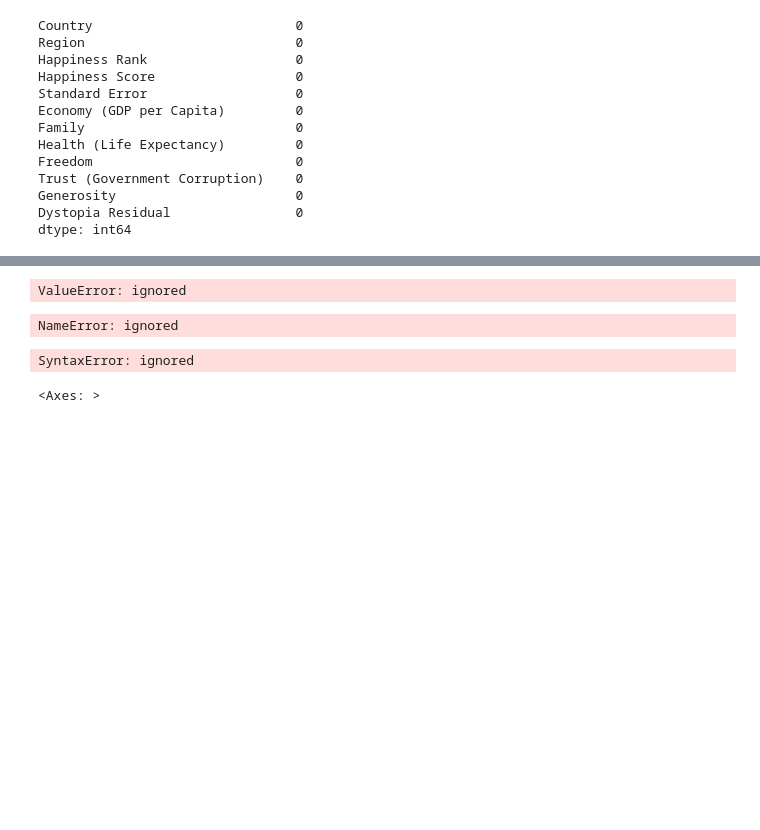
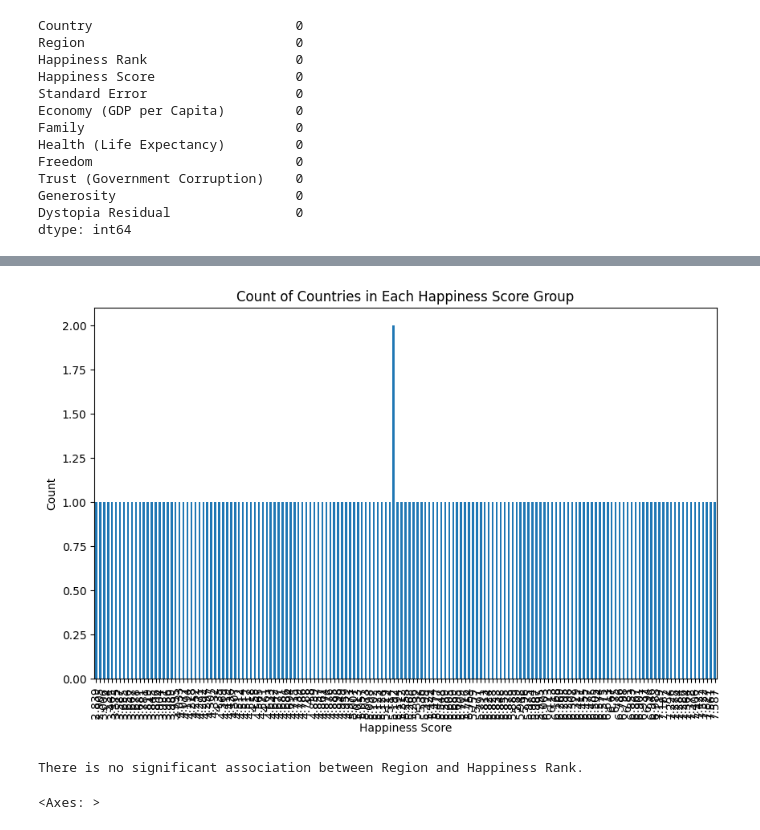
Before and after one commit to Donalizasaji/LAB, a Jupyter notebook: LAB TEST.ipynb, the cells around one changed output, grey strips where cells are left out. Drawn from its saved outputs; the diff is of its cells as text; code cells hidden in the pictures; blank space fills up the shorter version.

```diff
--- a/LAB TEST.ipynb
+++ b/LAB TEST.ipynb
@@ -49,7 +53,6 @@ dtype: int64
 # %%
 bin_edges=[0,2,5,8]
 bin_labels=['Low Happiness','Medium Happiness','High Happiness']
-df['Happiness']=pd.cut(df[df,('Happiness Score')])
-edges=bin_edges, labels=bin_labels
-df.bloxplot['Happiness']
+df['Happiness']=pd.cut(df['Happiness Score'], bins=bin_edges, labels=bin_labels)
+print(df.head())
 # %% [output]
@@ -57,44 +76,30 @@ InvalidIndexError: ignored
 # %%
 encoded_data=pd.get_dummies (df,columns=['Region'])
+# %%
+plt.figure(figsize=(10, 6))
+df['Happiness Score'].value_counts().sort_index().plot(kind='bar')
+plt.title('Count of Countries in Each Happiness Score Group')
+plt.xlabel('Happiness Score')
+plt.ylabel('Count')
+plt.show()
+# %% [output]
+[figure, added]
 # %%
 from sklearn.preprocessing import StandardScaler
 scaler=StandardScaler()
-scaled_data= scaler.fit_transform(df,['Economy (GDP per Capita)'])
+df['Economy (GDP per Capita)'] = scaler.fit_transform(df[['Economy (GDP per Capita)']])
-# %% [output]
-ValueError: ignored
 # %%
-from scipy.stats import chi2_contingency
-np.random.seed(42)
-n_samples = 200
+
+import scipy.stats as stats
 contingency_table = pd.crosstab(df['Region'], df['Happiness Rank'])
-chi2, p, dof, expected_frequencies = chi2_contingency(contingency_table)
-print('Chi Square value:',chi2_contigency)
-print('P Value:',p_value)
-print('Degree of freedom:',dof)
-print('Expected Frequences\n:',expected_frequencies)
-if(p<0.05):
-  print('there is a significant association between the Region and Happiness Rank')
+chi2, p, _, _ = stats.chi2_contingency(contingency_table)
+alpha = 0.05
+if p <= alpha:
+    print("There is a significant association between Region and Happiness Rank.")
 else:
-  print('there is a no significant association between the Region and Happiness Rank')
+    print("There is no significant association between Region and Happiness Rank.")
 # %% [output]
-NameError: ignored
+There is no significant association between Region and Happiness Rank.
-# %%
-from scipy.stats import chi2_contingency
-np.random.seed(42)
-n_samples = 100
-economy_GDP_per_Capita= np.random.randint(18, 70, size=n_samples)
-family = np.random.randint(1, 6, size=n_samples)
-data = pd.df({'Economy (GDP per Capita': economy_GDP_per_Capita, ['Family']:family})
-cov_matrix = np.cov(data'Economy (GDP per Capita'), data['Family']
-print("Covariance Matrix:")
-print(cov_matrix)
-plt.scatter(data[ 'Economy (GDP per Capita),'], data['Family'])
-plt.xlabel( 'Economy (GDP per Capita')
-plt.ylabel('Family')
-plt.title('Economy (GDP per Capita) vs Family')
-plt.show()
-# %% [output]
-SyntaxError: ignored
 # %%
 sns.heatmap(df.isnull(),cmap='viridis')
 # %% [output]
```
Also changed, not shown: parts of 4 cells of this notebook.
